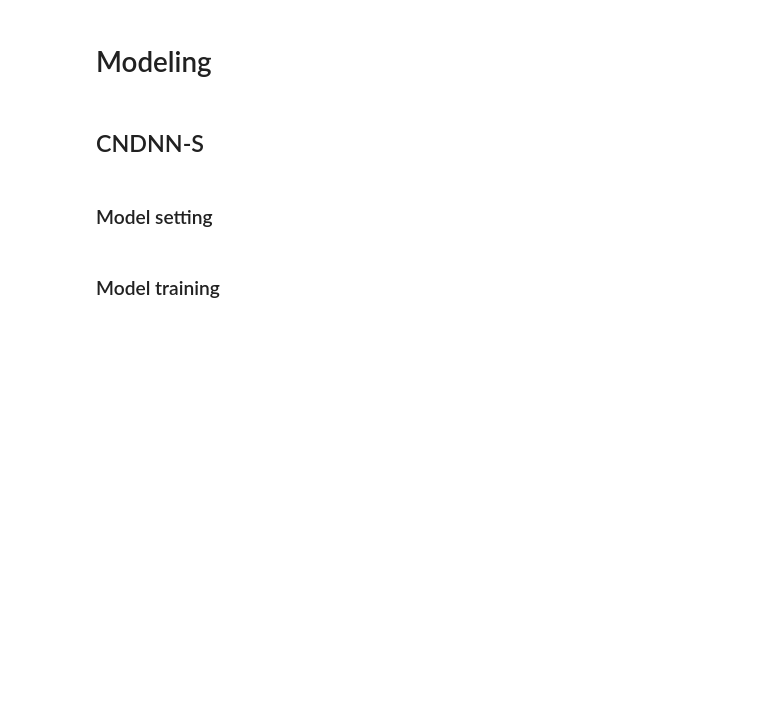
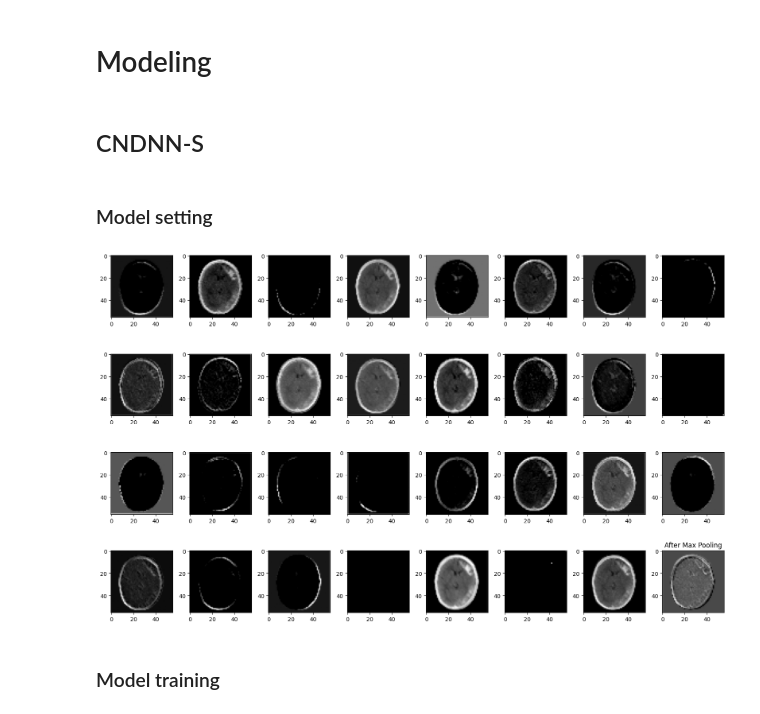
Before and after one commit to ythung85/DPSpline, a Jupyter notebook: demo_simulation/Sim_Braintumor.ipynb, the cells around one changed output. Cells and saved outputs as stored; diff of their text form; code cells hidden in the pictures; blank space fills up the shorter version.

```diff
--- a/demo_simulation/Sim_Braintumor.ipynb
+++ b/demo_simulation/Sim_Braintumor.ipynb
@@ -392,3 +392,18 @@ tmc = TumorClassifier(Fin = 100352, dg = 3, nk = nk, nm = nm, Fout = doutput, bi
 learning_r = 1e-2
 optimizer = torch.optim.Adam(tmc.parameters(), lr=learning_r)
 criterion = nn.CrossEntropyLoss()
+# %%
+imgstack = test_model(X_train[0])
+
+plt.figure(figsize= (16,10))
+
+for i in range(32):
+    plt.subplot(4, 8, i+1)
+    plt.imshow(imgstack[i].detach().numpy(), cmap=plt.get_cmap('gray'))
+
+plt.title('After Max Pooling')
+plt.tight_layout()
+plt.savefig('Brainimg_2.png')
+plt.show()
+# %% [output]
+[figure, added]
```
Also changed, not shown: parts of 2 cells of this notebook, 3 other files.
